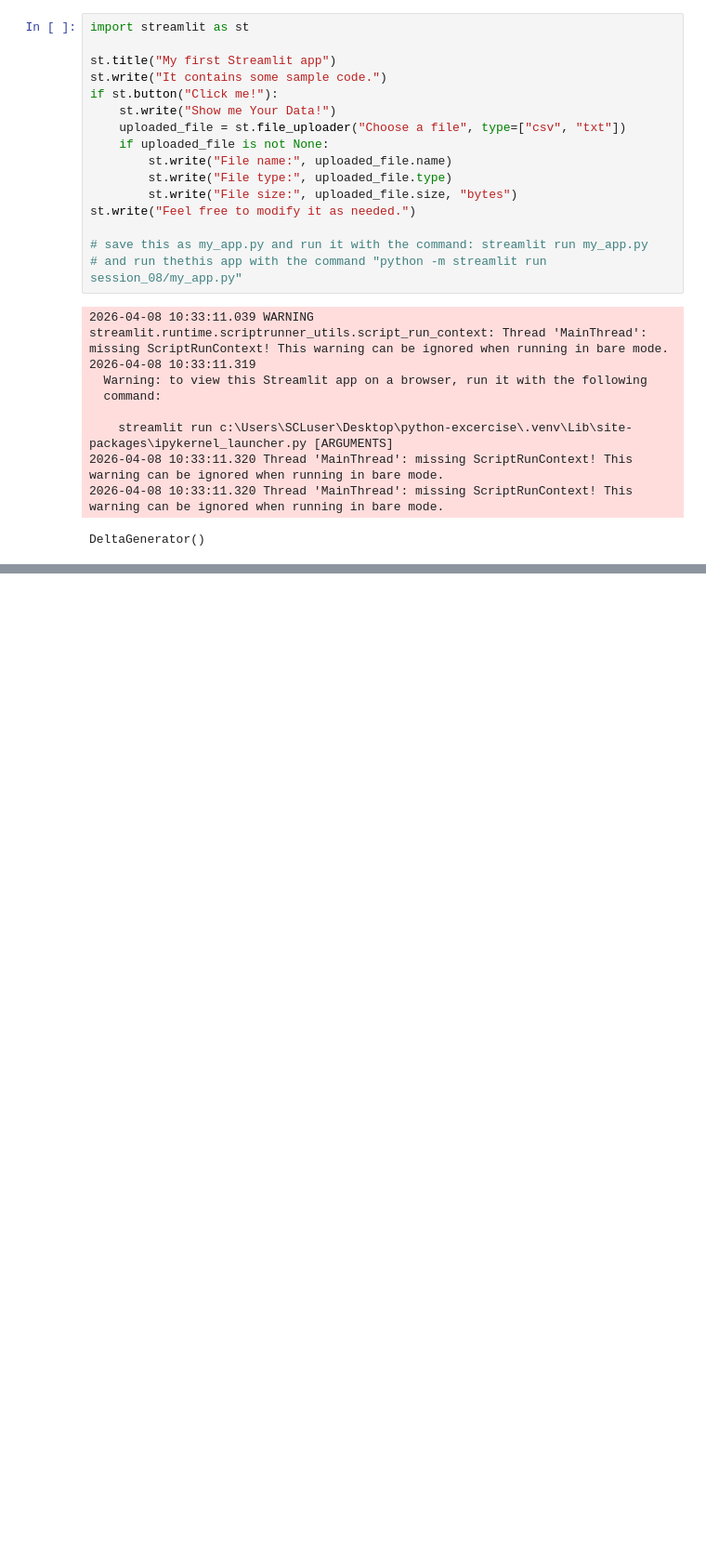
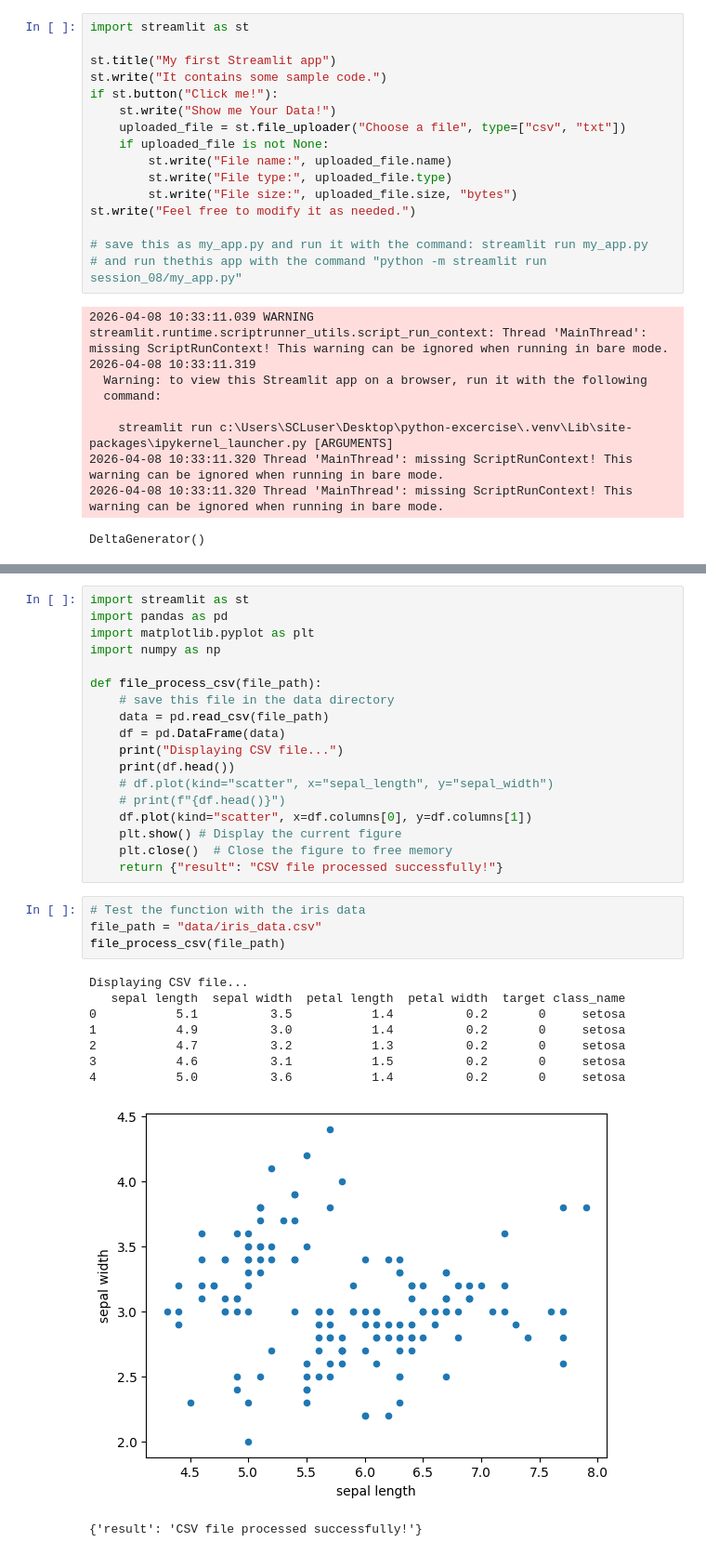
Before and after one commit to leekwansoo/python-excercise, a Jupyter notebook: streamlit/streamlit.ipynb, the cells around one changed output, grey strips where cells are left out. Shown at 93% size. Saved outputs shown, nothing was run; the diff lists cells and outputs as text; blank space fills up the shorter version.

```diff
--- a/streamlit/streamlit.ipynb
+++ b/streamlit/streamlit.ipynb
@@ -61,0 +113,32 @@ DeltaGenerator()
+# %%
+import streamlit as st
+import pandas as pd
+import matplotlib.pyplot as plt
+import numpy as np
+
+def file_process_csv(file_path):
+    # save this file in the data directory
+    data = pd.read_csv(file_path)
+    df = pd.DataFrame(data)
+    print("Displaying CSV file...")
+    print(df.head())
+    # df.plot(kind="scatter", x="sepal_length", y="sepal_width")
+    # print(f"{df.head()}")
+    df.plot(kind="scatter", x=df.columns[0], y=df.columns[1])
+    plt.show() # Display the current figure
+    plt.close()  # Close the figure to free memory
+    return {"result": "CSV file processed successfully!"}
+# %%
+# Test the function with the iris data
+file_path = "data/iris_data.csv"
+file_process_csv(file_path)
+# %% [output]
+Displaying CSV file...
+   sepal length  sepal width  petal length  petal width  target class_name
+0           5.1          3.5           1.4          0.2       0     setosa
+1           4.9          3.0           1.4          0.2       0     setosa
+2           4.7          3.2           1.3          0.2       0     setosa
+3           4.6          3.1           1.5          0.2       0     setosa
+4           5.0          3.6           1.4          0.2       0     setosa
+[figure, added]
+{'result': 'CSV file processed successfully!'}
```
Also changed, not shown: parts of 3 cells of this notebook, 9 other files.
